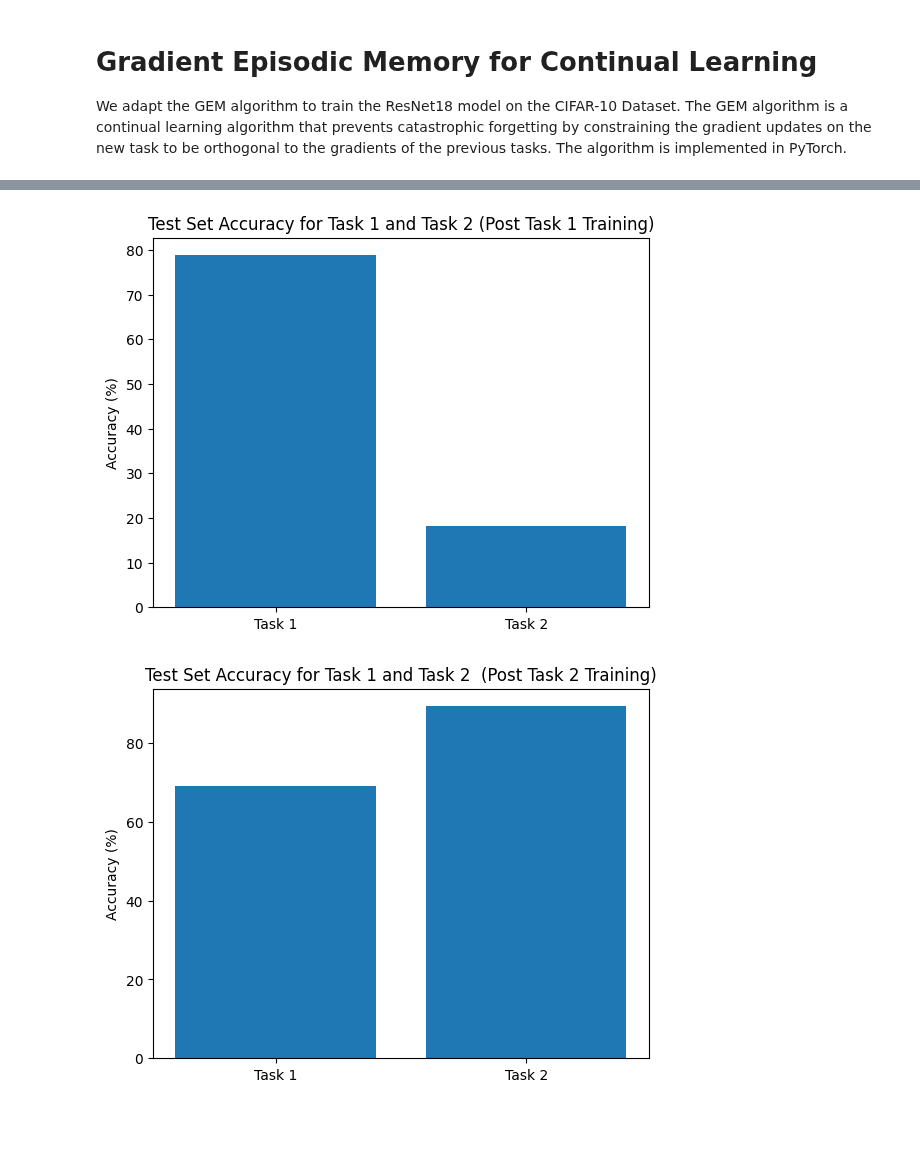
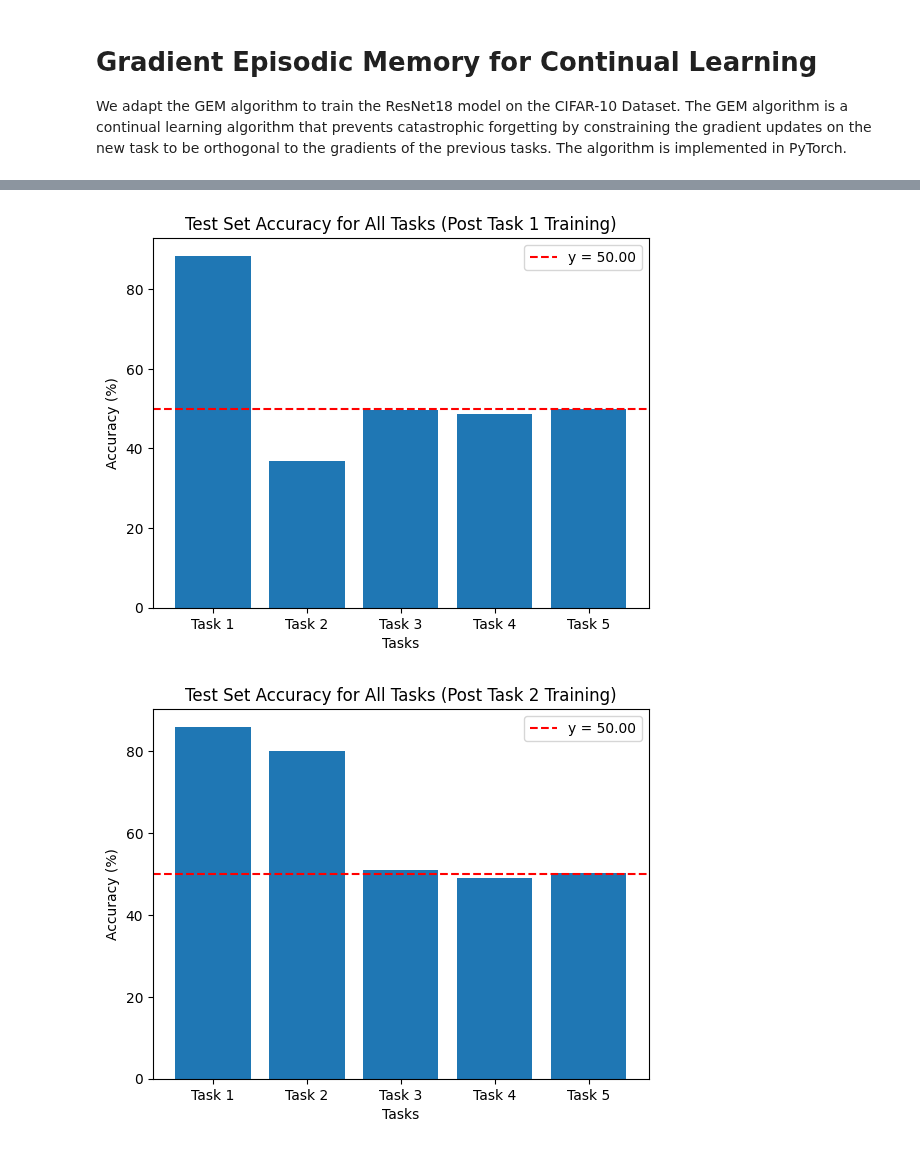
Before and after one commit to DROP-TABLE-CS407/Machine-Unlearning-x-Continual-Learning, a Jupyter notebook: GEM/GEM_ResNet18_CIFAR.ipynb, the cells around one changed output, grey strips where cells are left out. Drawn from its saved outputs; the diff is of its cells as text; code cells hidden in the pictures; blank space fills up the shorter version.

```diff
--- a/GEM/GEM_ResNet18_CIFAR.ipynb
+++ b/GEM/GEM_ResNet18_CIFAR.ipynb
@@ -178,7 +178,7 @@ def agemprojection(gradient, gradient_memory, margin=0.5):
     output: gradient, g-projected
     """
     # print(gradient.shape)
-    gref  = gradient_memory.cpu().t().double().numpy()
+    gref  = gradient_memory.cpu().t().double().numpy().mean(axis=0)
     # print(gref.shape)
     g = gradient.cpu().contiguous().view(-1).double().numpy()
     # print(g.shape)
@@ -264,7 +264,7 @@ class Net(nn.Module):
             minus = 1
         else:
             minus = 0
-        self.nc_per_task = int(n_outputs - PRETRAIN / n_tasks - minus)
+        self.nc_per_task = int((n_outputs - PRETRAIN) / (n_tasks - minus))
 
     def forward(self, x, t):
         output = self.net(x)
@@ -343,7 +343,7 @@ class Net(nn.Module):
         loss.backward()
 
         # check if gradient violates constraints
-        if len(self.observed_tasks) > 0: ### CHANGED FROM 1 to 0 SINCE WE PRETRAIN ON FST 5 CLASSES
+        if len(self.observed_tasks) > 1: ### CHANGED FROM 1 to 0 SINCE WE PRETRAIN ON FST 5 CLASSES
             if AGEM:
                 store_grad(self.parameters, self.grads, self.grad_dims, t)
                 indx = torch.cuda.LongTensor(self.observed_tasks[:-1]) if self.gpu \
@@ -500,37 +519,64 @@ IndexError: list index out of range
 # %%
 test_bs = 1000
 
 # Load data
 #train_data, train_labels, test_data, test_labels = load_cifar10_data(DATASET_PATH)
 #args = Args()
 # test the model on task 1 and task 2
 #correct = 0
 #
 #total = len(test_data)
 #
 #for j in range(0,len(test_data), test_bs):
 #    x = torch.Tensor(test_data.reshape(-1, 32*32*3)).float()
 #    y = torch.Tensor(test_labels).long()
 #    if args.cuda:
 #        x, y = x.cuda(), y.cuda()
 #    x = x[j: j + test_bs]
 #    y = y[j: j + test_bs]
 #    output = model.forward(x, -1)
 #    pred = output.data.max(1)[1]
 #    correct += (pred == y).sum().item()
 #print("Accuracy: ", correct / total)
 
 # plot task 1 and task 2 test accuracies on a bar chart
-plt.bar(['Task 1', 'Task 2'], [test_accuracies[0]*100, test_accuracies[1]*100])
-plt.title('Test Set Accuracy for Task 1 and Task 2 (Post Task 1 Training)')
-plt.ylabel('Accuracy (%)')
-plt.show()
+# plt.bar(['Task 1', 'Task 2'], [test_accuracies[0]*100, test_accuracies[1]*100])
+# plt.title('Test Set Accuracy for Task 1 and Task 2 (Post Task 1 Training)')
+# plt.ylabel('Accuracy (%)')
+# plt.show()
 
-# plot task 1 and task 2 test accuracies on a bar chart
-plt.bar(['Task 1', 'Task 2'], [test_accuracies[2]*100, test_accuracies[3]*100])
-plt.title('Test Set Accuracy for Task 1 and Task 2  (Post Task 2 Training)')
-plt.ylabel('Accuracy (%)')
-plt.show()
+# # plot task 1 and task 2 test accuracies on a bar chart
+# plt.bar(['Task 1', 'Task 2'], [test_accuracies[2]*100, test_accuracies[3]*100])
+# plt.title('Test Set Accuracy for Task 1 and Task 2  (Post Task 2 Training)')
+# plt.ylabel('Accuracy (%)')
+# plt.show()
+def plot_task_accuracies(test_accuracies, num_tasks):
+    for t in range(num_tasks):
+        # Calculate the indices for the current set of accuracies
+        start_idx = t * num_tasks
+        end_idx = start_idx + num_tasks
+        # Extract accuracies for all tasks after training task t+1
+        accuracies = test_accuracies[start_idx:end_idx]
+        # Create labels for the tasks
+        task_labels = [f'Task {i+1}' for i in range(num_tasks)]
+        # Plot the accuracies
+        plt.bar(task_labels, [acc * 100 for acc in accuracies])
+
+        # Calculate the y-value for the horizontal line
+        y_value = 100 / SIZE_OF_TASKS  # or use SIZE_OF_TASKS if it's defined separately
+
+        # Add horizontal line across the bar chart
+        plt.axhline(y=y_value, color='red', linestyle='--', label=f'y = {y_value:.2f}')
+
+        plt.title(f'Test Set Accuracy for All Tasks (Post Task {t+1} Training)')
+        plt.ylabel('Accuracy (%)')
+        plt.xlabel('Tasks')
+        plt.legend()
+        plt.show()
+
+
+# Call the function
+plot_task_accuracies(test_accuracies, N_TASKS)
 # %% [output]
-[figure, old version]
+[figure, new version]
-[figure, old version]
+[figure, new version]
```
Also changed, not shown: parts of 2 cells of this notebook, 1 other file.
